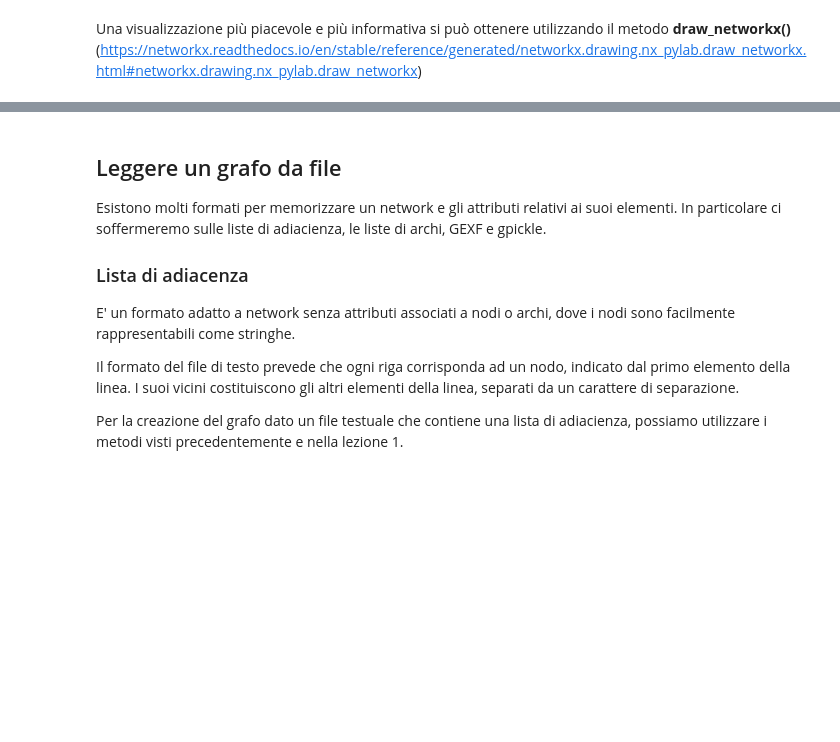
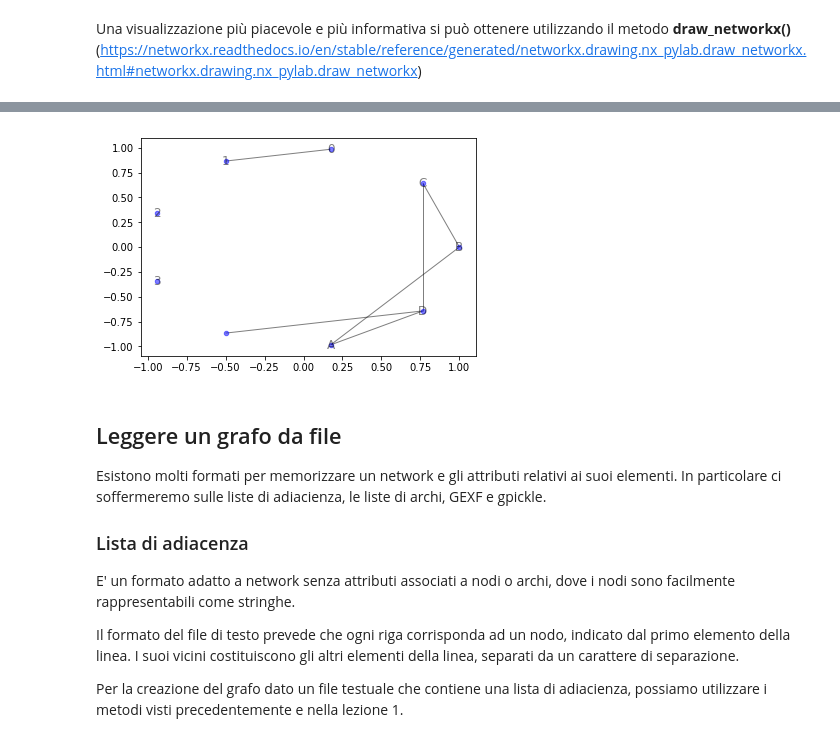
Before and after one commit to matzigno/SocialMediaMining2019, a Jupyter notebook: NetworkX.ipynb, the cells around one changed output, grey strips where cells are left out. Saved outputs shown, nothing was run; the diff lists cells and outputs as text; code cells hidden in the pictures; blank space fills up the shorter version.

```diff
--- a/NetworkX.ipynb
+++ b/NetworkX.ipynb
@@ -147,3 +202,5 @@ E' possibile passare la posizione dei nodi attraverso il __parametro pos__. Tale
+# %%
+grafo_non_orientato.add_edge('A','D')
 # %% [markdown]
 Gli altri metodi supportati sono:
 * circular_layout
@@ -159,3 +213,8 @@ Una visualizzazione più piacevole e più informativa si può ottenere utilizzan
+# %%
+posizione_circular = nx.circular_layout(grafo_non_orientato)
+nx.draw_networkx(grafo_non_orientato, pos= posizione_circular, node_size=20, alpha=0.5, node_color='blue')
+# %% [output]
+[figure, added]
 # %% [markdown]
 ## Leggere un grafo da file
 Esistono molti formati per memorizzare un network e gli attributi relativi ai suoi elementi. In particolare ci soffermeremo sulle liste di adiacienza, le liste di archi, GEXF e gpickle.
```
Also changed, not shown: parts of 122 cells of this notebook.
